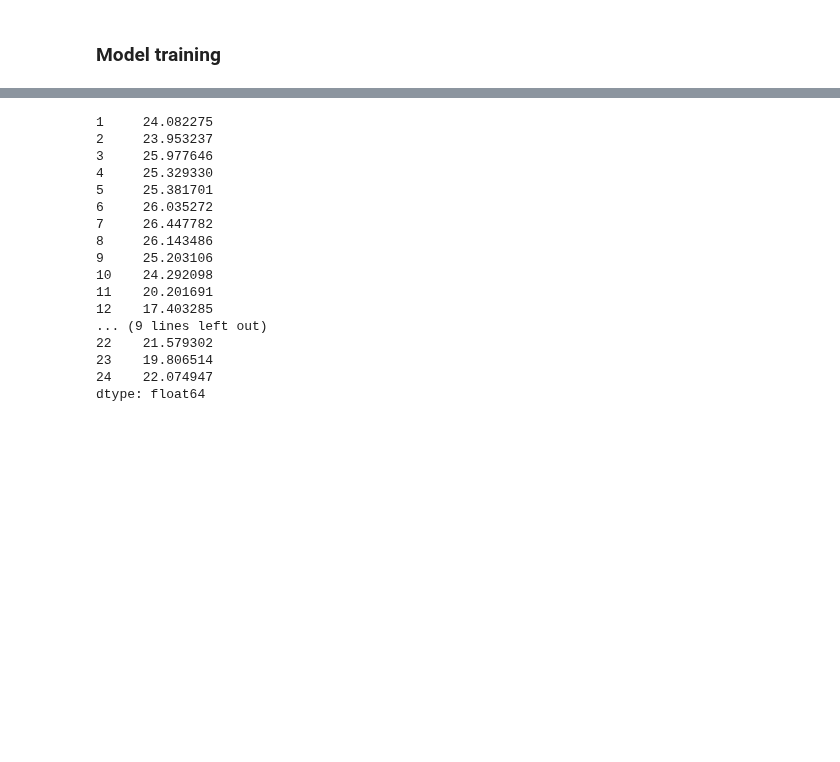
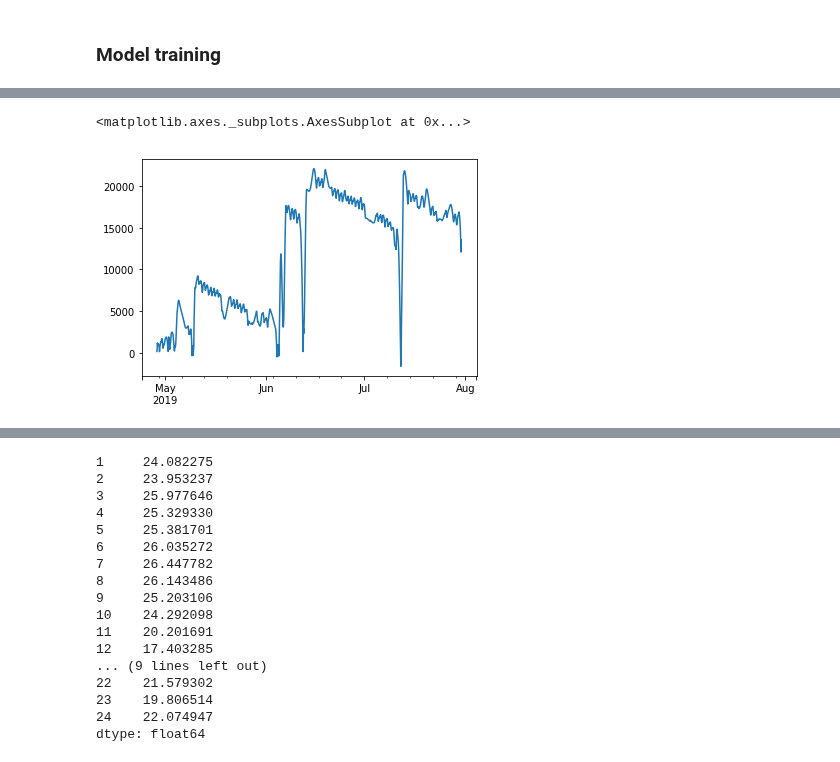
Before and after one commit to Trezorro/waterschap-datachallenge, a Jupyter notebook: Flow analysis 14-10-2.ipynb, the cells around one changed output, grey strips where cells are left out. Cells and saved outputs as stored; diff of their text form; code cells hidden in the pictures; blank space fills up the shorter version.

```diff
--- a/Flow analysis 14-10-2.ipynb
+++ b/Flow analysis 14-10-2.ipynb
@@ -165,7 +166,7 @@ def complete_preprocess_for_model(path, name, dry_filename, whole_df_name):
     #data_model = RF_model(data, name)
     return data, dry, whole # do not forget data_model
 # %%
-original_rompert, dry_rompert, whole_rompert = complete_preprocess_for_model('./data/den bosch/sewer_data_db/flow/de Rompert/', 'de_rompert', 'dry_rompert', 'whole_rompert')
+original_rompert, dry_rompert, whole_rompert = complete_preprocess_for_model('./data/den bosch/sewer_data_db/flow/de Rompert/', 'de_rompert', 'dry_rompert')
 # %% [output]
 of pandas will change to not sort by default.
 
@@ -268,4 +278,0 @@ rompert_valid
-# %%
-for i in range(len(de_rompert_real.index)):
-    print(i)
-    print(de_rompert_real.iloc[i:i + 24,].mean())
@@ -290,6 +279,6 @@ for i in range(len(de_rompert_real.index)):
 # %%
-def match_data2(predicted, real, original, name):
-    original2 = original[predicted.index.min():predicted.index.max()]
+def match_data2(predicted, real, name):
+
 
     pred_constant = pd.DataFrame(index = predicted.index)
     pred_constant['flow'] = 0
@@ -305,35 +294,41 @@ def match_data2(predicted, real, original, name):
     matched['pred'] = pred_constant['flow']
     matched['real'] = real_constant['flow']
 
-    matched['adviced'] = 0
+    matched['advised'] = 0
     matched['total_flow'] = 0
-    matched['total_model'] = 0
-    matched['total_flow'] = original2.loc[:,name].cumsum()
+    matched['total_model'] = matched['pred'].cumsum()
+    matched['total_flow'] = real.loc[:,].cumsum()
 
     matched['difference'] = matched['total_flow'] - matched['total_model']
     last_diff = 0
     for i in matched.index:
-        matched.loc[i,'adviced'] = matched.loc[i, 'pred']
+
+        #print(matched.loc[i, 'pred'])
+        matched.loc[i,'advised'] = matched.loc[i, 'pred']
+
         try:
+
             if last_diff < 500:
-                matched.loc[i,'adviced'] = matched.loc[i, 'pred'] * 0
+                matched.loc[i,'advised'] = matched.loc[i, 'pred'] * 0
 
             if 10000 < last_diff <= 20000:
-                matched.loc[i,'adviced'] = matched.loc[i, 'pred'] * 1.5
-                print(i)
+                matched.loc[i,'advised'] = matched.loc[i, 'pred'] * 3.0
             if last_diff > 20000:
-                matched.loc[i,'adviced'] = matched.loc[i, 'pred'] * 2
-            matched.loc[i,'total_model'] = matched.loc[i - timedelta(days = 1),'total_model'] + matched.loc[i, 'adviced']
+                matched.loc[i,'advised'] = matched.loc[i, 'pred'] * 5.0
+#             print('old: ' + matched.loc[i - timedelta(days = 1),'total_model'])
+#             print('new: ' + matched.loc[i, 'advised'])
+            matched.loc[i,'total_model'] = matched.loc[i - timedelta(hours = 1),'total_model'] + matched.loc[i, 'advised']
+            last_diff = matched.loc[i - timedelta(hours = 1),'total_flow'] - matched.loc[i - timedelta(hours = 1),'total_model']
 
         except:
             continue
-        last_diff = matched.loc[i - timedelta(days = 1),'total_flow'] - matched.loc[i - timedelta(days = 1),'total_model']
-
-#     return constant_flow
+        print(last_diff)
+        matched['difference'] = matched['total_flow'] - matched['total_model']
+# #     return constant_flow
     return matched
 
 # matched = match_data2(original, de_rompert)
 #matched.head(15)
 # %%
-match_data2(de_rompert_pred, de_rompert_real, original_rompert, 'de_rompert')
+rompert_matched2 = match_data2(de_rompert_pred, de_rompert_real, 'de_rompert')
 # %% [output]
@@ -374,0 +352,5 @@ match_data2(de_rompert_pred, de_rompert_real, original_rompert, 'de_rompert')
+# %%
+rompert_matched2['difference'].plot()
+# %% [output]
+<matplotlib.axes._subplots.AxesSubplot at 0x...>
+[figure, added]
```
Also changed, not shown: parts of 15 cells of this notebook, 2 other files.
